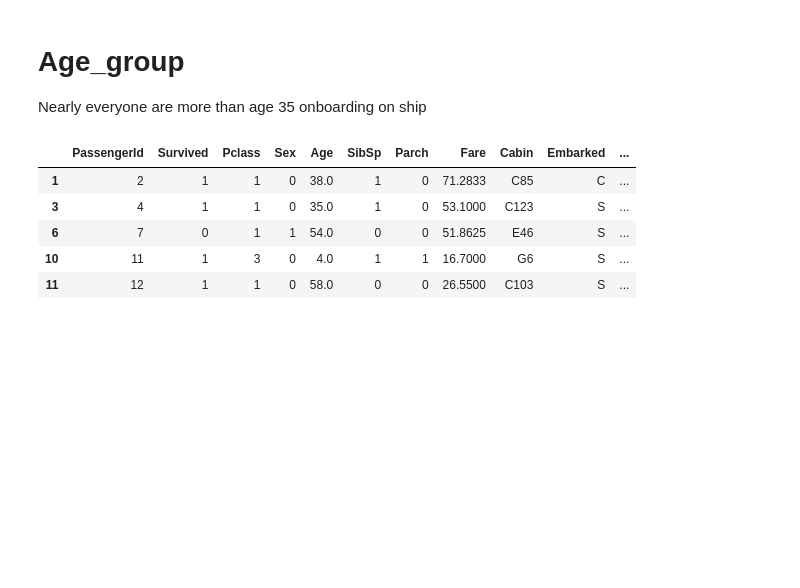
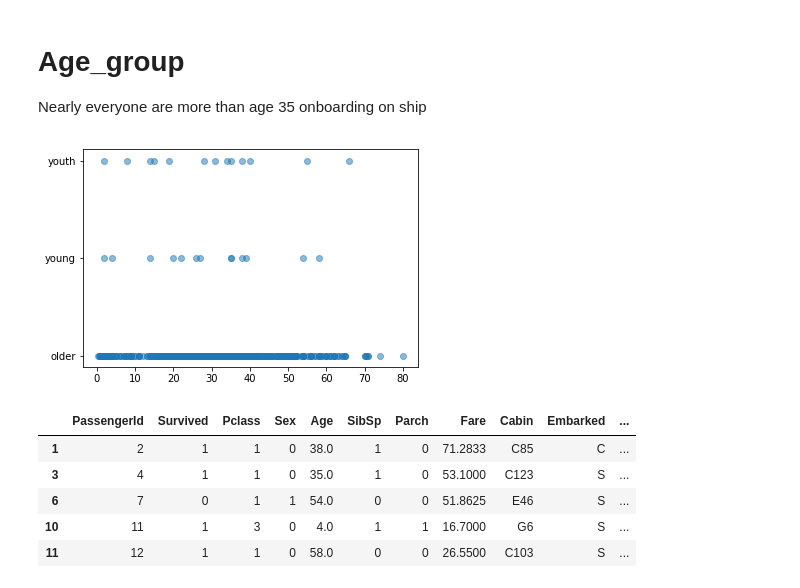
Before and after one commit to sushil79g/Data_exploration_titanic, a Jupyter notebook: Untitled.ipynb, the cells around one changed output. Drawn from its saved outputs; the diff is of its cells as text; code cells hidden in the pictures; blank space fills up the shorter version.

```diff
--- a/Untitled.ipynb
+++ b/Untitled.ipynb
@@ -413,6 +409,12 @@ plt.show()
 # %% [markdown]
 # Age_group
 Nearly everyone are more than age 35 onboarding on ship
+# %%
+# sns.scatterplot(x = 'Age', data=train)
+plt.scatter(train['Age'], train['Age_group'], alpha=0.5)
+plt.show()
+# %% [output]
+[figure, added]
 # %%
 train.head(5)
 # %% [output]
```
Also changed, not shown: parts of 16 cells of this notebook.
